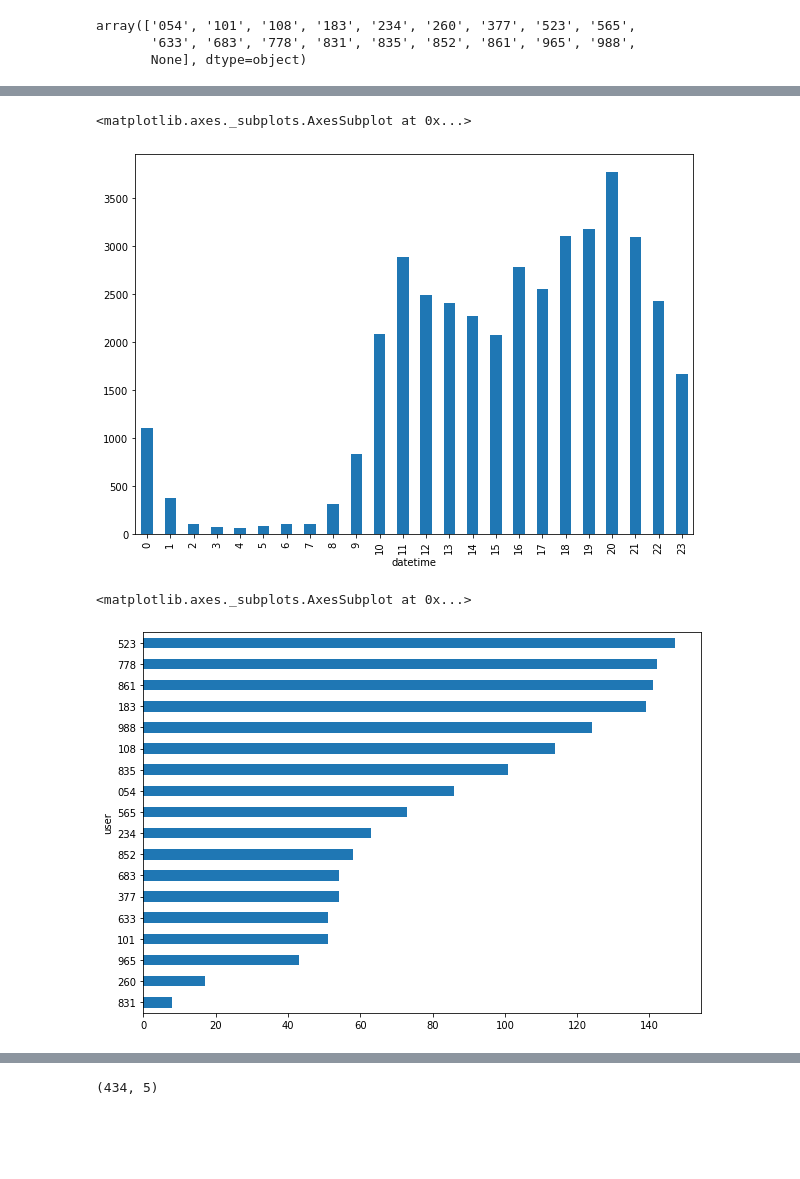
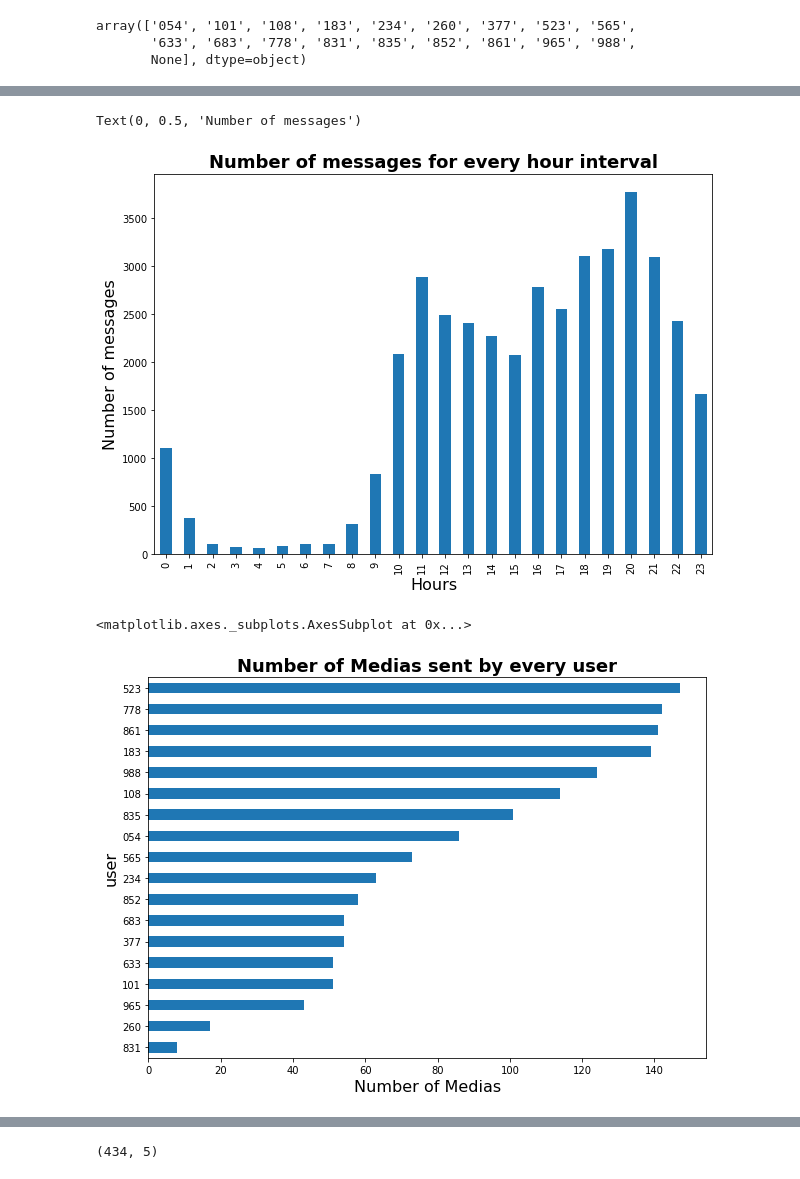
Before and after one commit to ftrova1/Whatsapp-chat-analysis, a Jupyter notebook: analyzer/wa_analysis.ipynb, the cells around one changed output, grey strips where cells are left out. Drawn from its saved outputs; the diff is of its cells as text; code cells hidden in the pictures; blank space fills up the shorter version.

```diff
--- a/analyzer/wa_analysis.ipynb
+++ b/analyzer/wa_analysis.ipynb
@@ -50,13 +54,19 @@ df['user'].value_counts().plot(kind="barh")
 # %%
 plt.figure(figsize=(10,7))
+plt.title('Number of messages for every hour interval', fontdict = { 'fontsize' : 18, 'weight' : 'bold' })
+plt.xlabel('Hours', fontsize=16)
+plt.ylabel('Number of messages', fontsize=16)
 df.groupby(df["datetime"].dt.hour)['user'].count().plot(kind="bar")
 # %% [output]
-<matplotlib.axes._subplots.AxesSubplot at 0x...>
+Text(0, 0.5, 'Number of messages')
-[figure, old version]
+[figure, new version]
 # %%
 plt.figure(figsize=(10,7))
-df[df['message'] == '<Media omessi>'].groupby(['user'])['message'].count().sort_values().plot(kind="barh")
+plt.title('Number of Medias sent by every user', fontdict = { 'fontsize' : 18, 'weight' : 'bold' })
+plt.xlabel('Number of Medias', fontsize=16)
+plt.ylabel('Users', fontsize=16)
+df[(df['message'] == '<Media omessi>') | (df['message'] == '<Media oitted>')].groupby(['user'])['message'].count().sort_values().plot(kind="barh")
 # %% [output]
 <matplotlib.axes._subplots.AxesSubplot at 0x...>
-[figure, old version]
+[figure, new version]
 # %%
```
Also changed, not shown: parts of 6 cells of this notebook, 1 other file.
